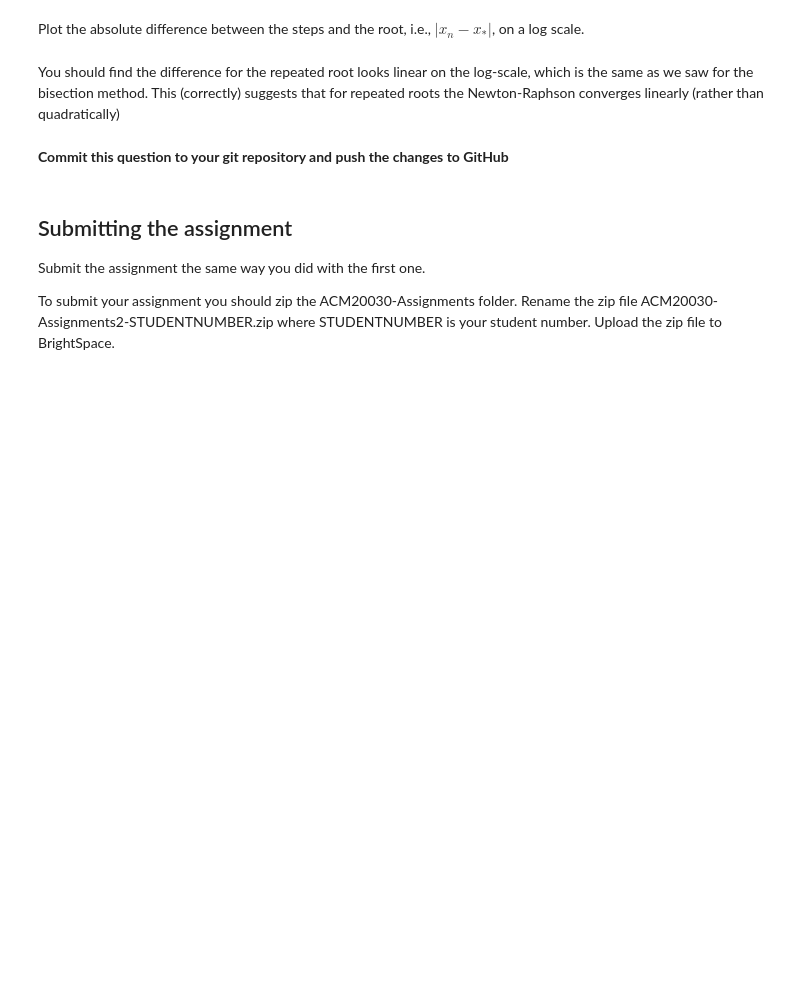
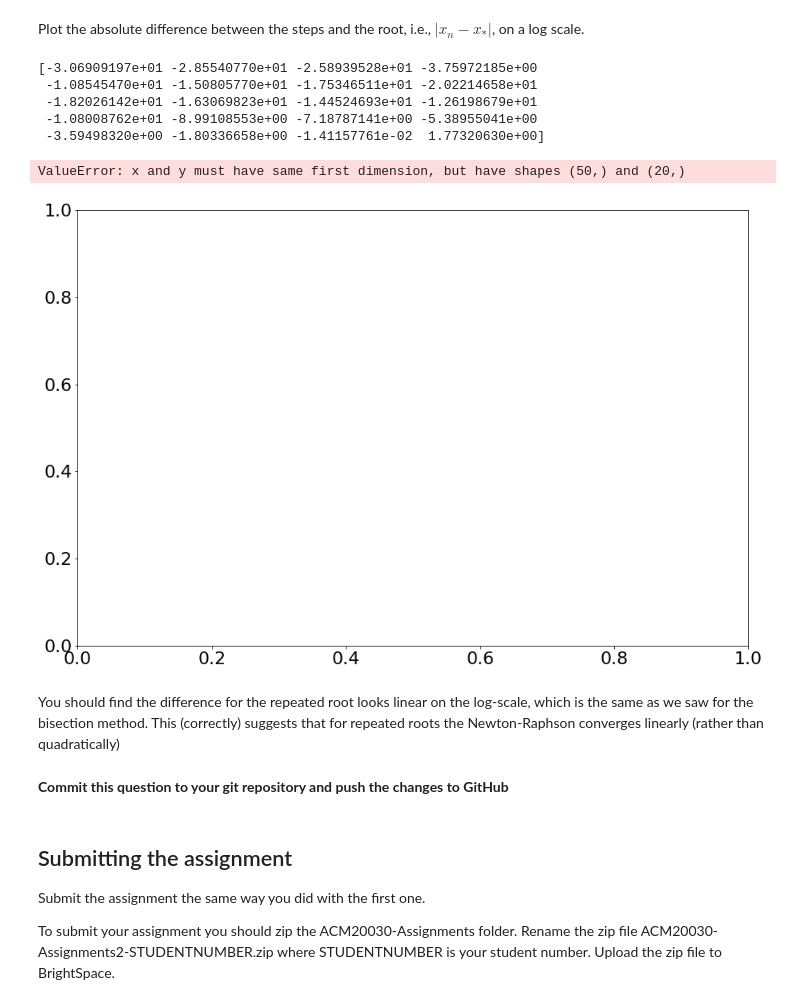
Before and after one commit to Saoirse-M-MacLaughlin/ACM20030-assignments, a Jupyter notebook: Assignment 2 - 18306281-checkpoint.ipynb, the cells around one changed output. Cells and saved outputs as stored; diff of their text form; code cells hidden in the pictures; blank space fills up the shorter version.

Commit message:
All Questions bar final on Q3 (VERY STUCK)

```diff
--- a/Assignment 2 - 18306281-checkpoint.ipynb
+++ b/Assignment 2 - 18306281-checkpoint.ipynb
@@ -362,6 +364,14 @@ result 2 (con) = 0.0
 The Newton-Raphson method usual converges quadratically but it will converge more slowly at repeated roots. In this question we will look at an example of this.
 # %% [markdown]
 Define the function $g(x) = (x-2)^2(x+1)$, and also define its derivative $g'(x)$. Plot the function from $x=-2\dots3$
+# %%
+def g(x):
+    return ((x-2)**2)*(x+1)
+
+def dg(x):
+    return 3*x**2-14*x+4
+
+#FINISHED
 # %% [markdown]
 Run the FindRootNewtonRaphson function with the final (optional) argument set to True to see the steps the algorithm takes. Run it with:
  - the initial value of $x_0 = 3$
@@ -383,3 +417,13 @@ def FindRootNewtonRaphsonSteps(f, df, x0, tol):
 Using the above function:
 - compute the steps for the function $g(x)$ with  $x_0 = 3$. Assign the result to a variable.
 - compute the steps for the function $g(x)$ with  $x_0 = -2$. Assign the result to a different variable.
+# %%
+print('(1) New Steps = ', FindRootNewtonRaphsonSteps(g, dg, 3, 1e-12))
+
+print('(2) New Steps = ', FindRootNewtonRaphsonSteps(g, dg, -2, 1e-12))
+
+xothree = 1.7732063
+
+xonegtwo = -1.00003465
+
+#FINISHED
@@ -386,5 +439,40 @@ Using the above function:
 # %% [markdown]
 Plot the absolute difference between the steps and the root, i.e., $|x_n - x_*|$, on a log scale.
+# %%
+#plotting absolute difference between steps and roots
+import numpy as np
+import matplotlib.pyplot as plt
+
+def FindDifference(f, df, x0, tol, root):
+    steps = np.array([x0])
+    f0 = f(x0)
+    count = 1
+    while np.abs(f0) > tol and count < 20:
+        f0 = f(x0)
+        x0 = x0 - f0/df(x0)
+        steps = np.append(steps - xothree, x0)
+        count += 1
+    return steps
+
+print(FindDifference(g, dg, 3, 1e-12, xothree))
+x = np.linspace(1, 10)
+x0 = 3
+y = np.abs(FindDifference(g, dg, x0, 1e-12, xothree))
+plt.plot(np.log(x), np.log(y))
+plt.title ('Graph of log(abs(G2 - G1))')
+plt.xlabel('x')
+plt.ylabel('log(abs(G1-G2))')
+plt.grid(True)
+
+#STUCK STUCK
+# %% [output]
+[-3.06909197e+01 -2.85540770e+01 -2.58939528e+01 -3.75972185e+00
+ -1.08545470e+01 -1.50805770e+01 -1.75346511e+01 -2.02214658e+01
+ -1.82026142e+01 -1.63069823e+01 -1.44524693e+01 -1.26198679e+01
+ -1.08008762e+01 -8.99108553e+00 -7.18787141e+00 -5.38955041e+00
+ -3.59498320e+00 -1.80336658e+00 -1.41157761e-02  1.77320630e+00]
+ValueError: x and y must have same first dimension, but have shapes (50,) and (20,)
+[figure, added]
 # %% [markdown]
 You should find the difference for the repeated root looks linear on the log-scale, which is the same as we saw for the bisection method. This (correctly) suggests that for repeated roots the Newton-Raphson converges linearly (rather than quadratically)
 # %% [markdown]
```
Also changed, not shown: parts of 4 cells of this notebook.
